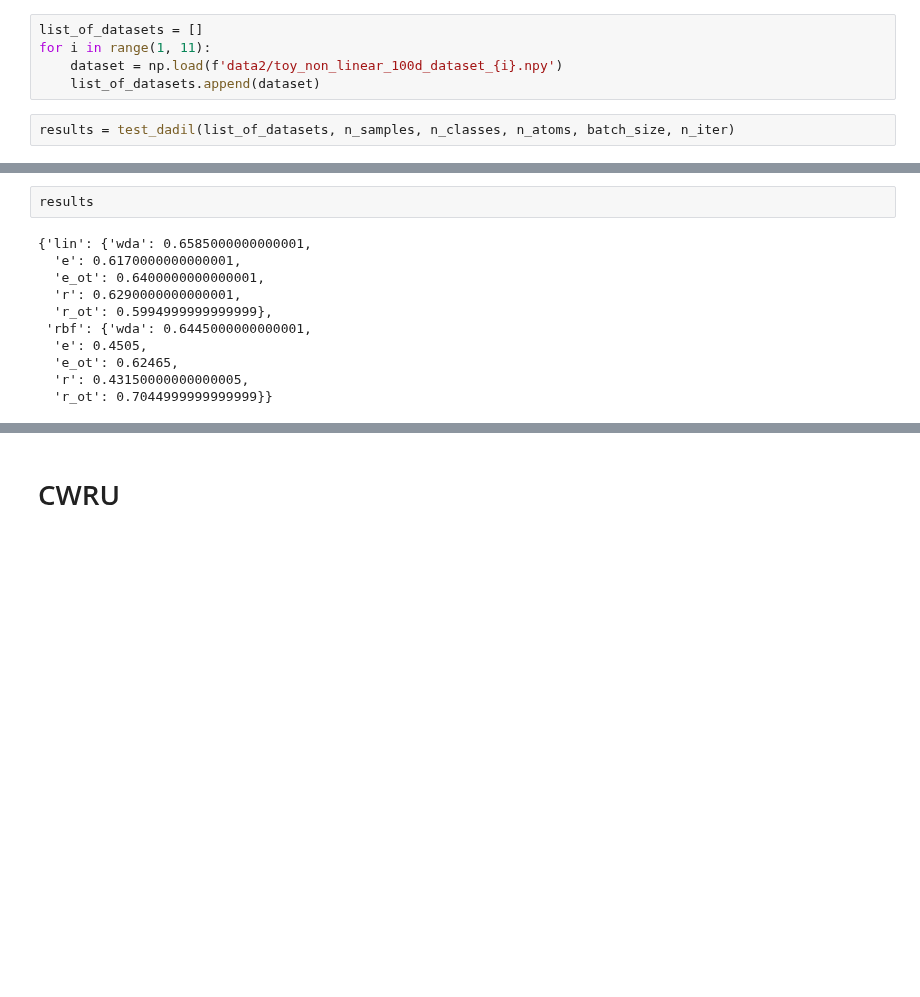
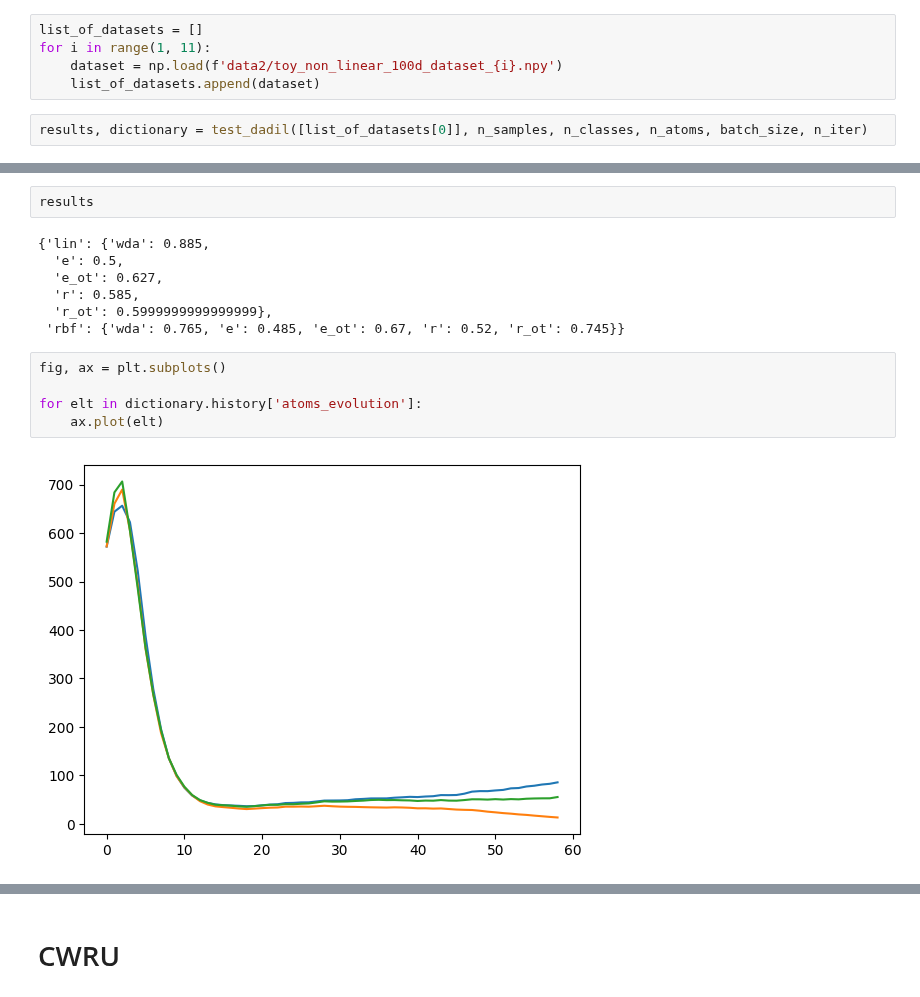
Before and after one commit to Stevan-LS/Online-DaDiL, a Jupyter notebook: PyDiL-main/PyDiL-main/Toy_ODaDiL_average.ipynb, the cells around one changed output, grey strips where cells are left out. Cells and saved outputs as stored; diff of their text form; blank space fills up the shorter version.

Commit message:
tests

```diff
--- a/PyDiL-main/PyDiL-main/Toy_ODaDiL_average.ipynb
+++ b/PyDiL-main/PyDiL-main/Toy_ODaDiL_average.ipynb
@@ -22,4 +24,4 @@ for i in range(1, 11):
     dataset = np.load(f'data2/toy_non_linear_100d_dataset_{i}.npy')
     list_of_datasets.append(dataset)
 # %%
-results = test_dadil(list_of_datasets, n_samples, n_classes, n_atoms, batch_size, n_iter)
+results, dictionary = test_dadil([list_of_datasets[0]], n_samples, n_classes, n_atoms, batch_size, n_iter)
@@ -44,14 +28,17 @@ It 60/60, Loss: 2874132.25
 # %%
 results
 # %% [output]
-{'lin': {'wda': 0.6585000000000001,
-  'e': 0.6170000000000001,
-  'e_ot': 0.6400000000000001,
-  'r': 0.6290000000000001,
-  'r_ot': 0.5994999999999999},
- 'rbf': {'wda': 0.6445000000000001,
-  'e': 0.4505,
-  'e_ot': 0.62465,
-  'r': 0.43150000000000005,
-  'r_ot': 0.7044999999999999}}
+{'lin': {'wda': 0.885,
+  'e': 0.5,
+  'e_ot': 0.627,
+  'r': 0.585,
+  'r_ot': 0.5999999999999999},
+ 'rbf': {'wda': 0.765, 'e': 0.485, 'e_ot': 0.67, 'r': 0.52, 'r_ot': 0.745}}
+# %%
+fig, ax = plt.subplots()
+
+for elt in dictionary.history['atoms_evolution']:
+    ax.plot(elt)
+# %% [output]
+[figure, added]
 # %%
```
Also changed, not shown: parts of 7 cells of this notebook, 2 other files.
